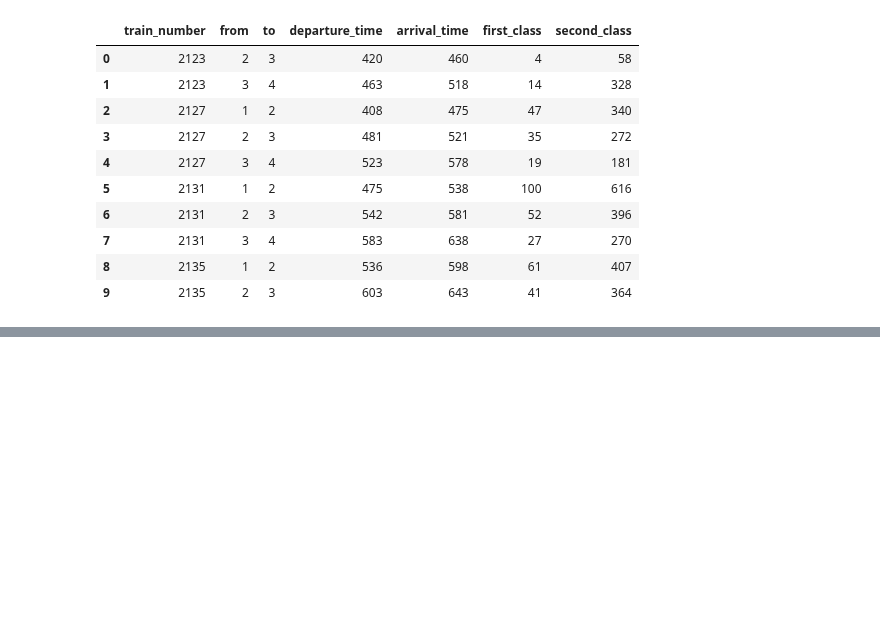
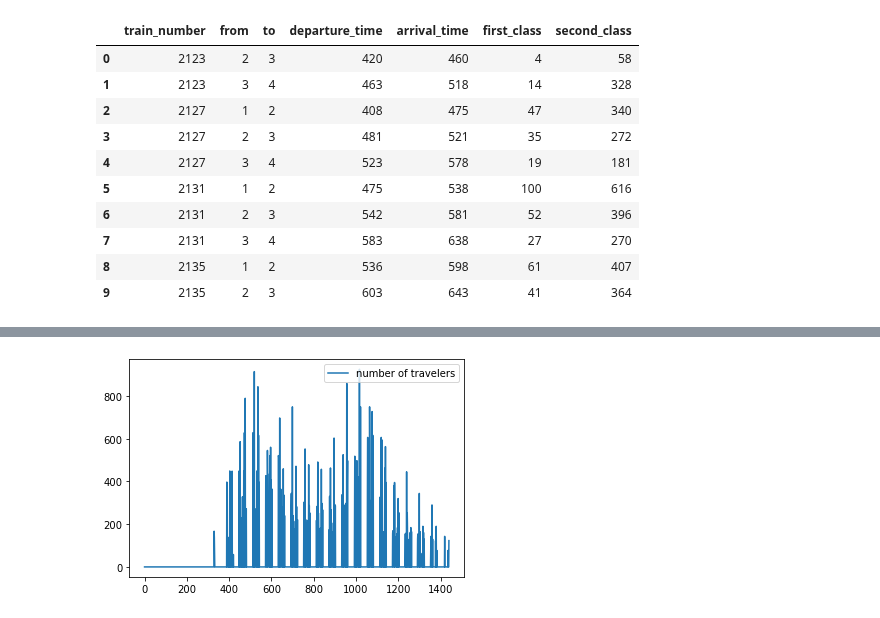
Before and after one commit to Sun-flowerSamurai/train-modelling, a Jupyter notebook: loading_train_data.ipynb, the cells around one changed output, grey strips where cells are left out. Cells and saved outputs as stored; diff of their text form; code cells hidden in the pictures; blank space fills up the shorter version.

```diff
--- a/loading_train_data.ipynb
+++ b/loading_train_data.ipynb
@@ -57,0 +89,13 @@ df.head(10)
+# %%
+df_travelers_per_minute_second = pd.DataFrame(np.zeros((60*24, 1)))
+df_travelers_per_minute_second.columns = ['number of travelers']
+
+for index, row in df.iterrows():
+    start = row[3]
+    stop = row[4]
+    tot = total_passangers_at_t('2', row)
+    df_travelers_per_minute_second.loc[[start, stop + 1], 'number of travelers'] += tot
+
+df_travelers_per_minute_second.plot();
+# %% [output]
+[figure, added]
```
Also changed, not shown: parts of 3 cells of this notebook.
